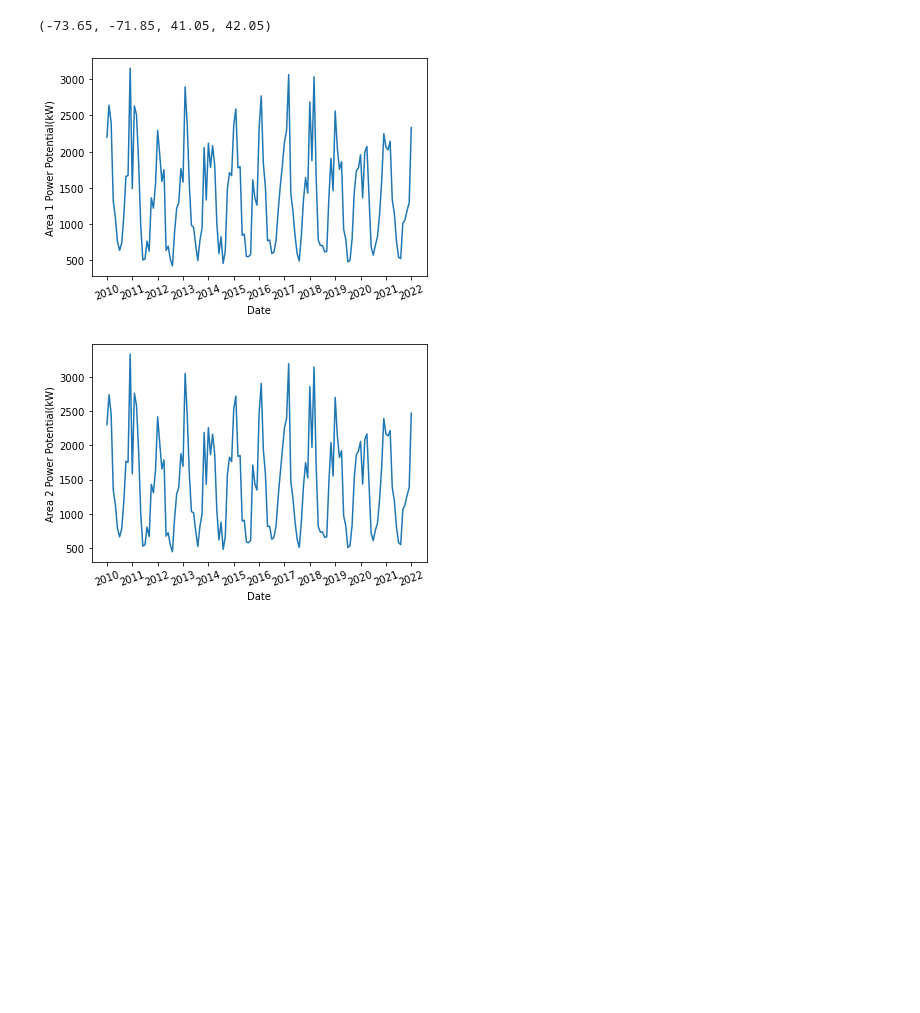
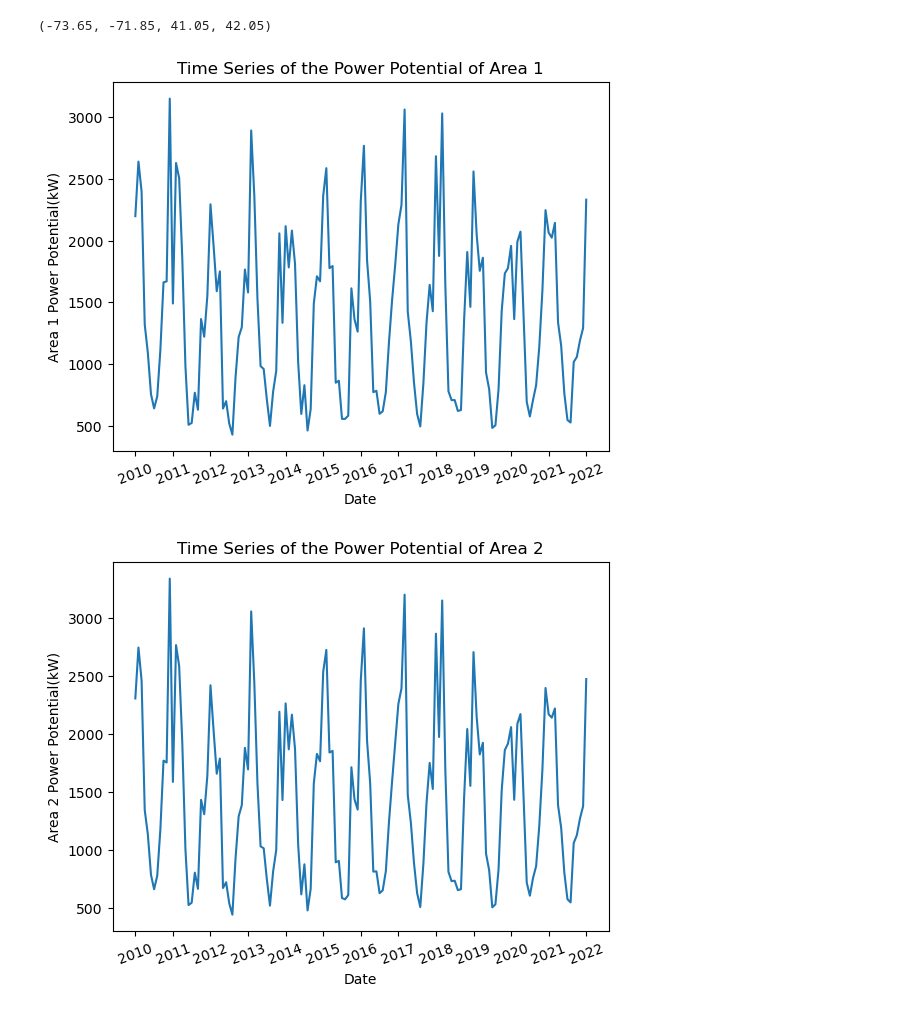
Before and after one commit to ITWSDataScience/Group7_2022, a Jupyter notebook: q2.ipynb, the cells around one changed output. Saved outputs shown, nothing was run; the diff lists cells and outputs as text; code cells hidden in the pictures; blank space fills up the shorter version.

```diff
--- a/q2.ipynb
+++ b/q2.ipynb
@@ -24,12 +49,14 @@ box
 # %% [output]
 (-73.65, -71.85, 41.05, 42.05)
 # %%
+# graph first five wind potential areas
 for i in notnas[:5]:
     lp = sns.lineplot(x="Date", y="Area " + str(i+1) + " Power Potential(kW)", data=wind_potential)
     lp.set_xticks(range(0, wind_potential.shape[0], 12))
     lp.set_xticklabels([s[:4] for s in wind_potential.iloc[range(0, wind_potential.shape[0], 12),0]])
     plt.xticks(rotation=20)
+    plt.title("Time Series of the Power Potential of Area " + str(i+1))
     plt.show()
 # %% [output]
-[figure, old version]
+[figure, new version]
-[figure, old version]
+[figure, new version]
```
Also changed, not shown: parts of 11 cells of this notebook, 1 other file.
